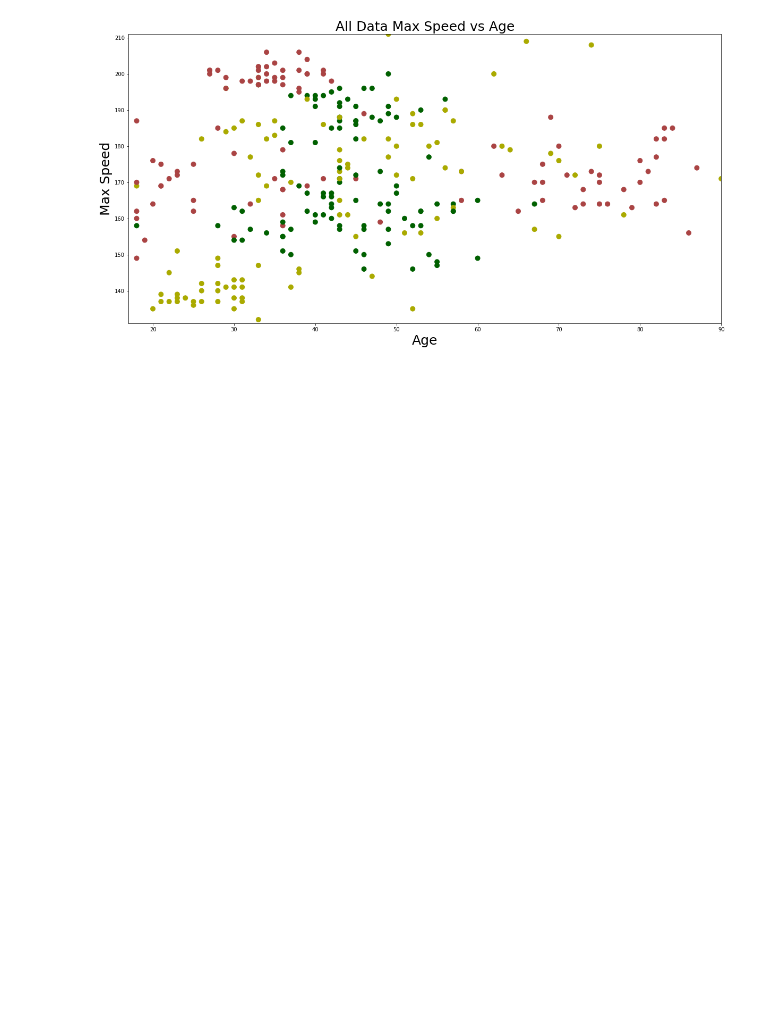
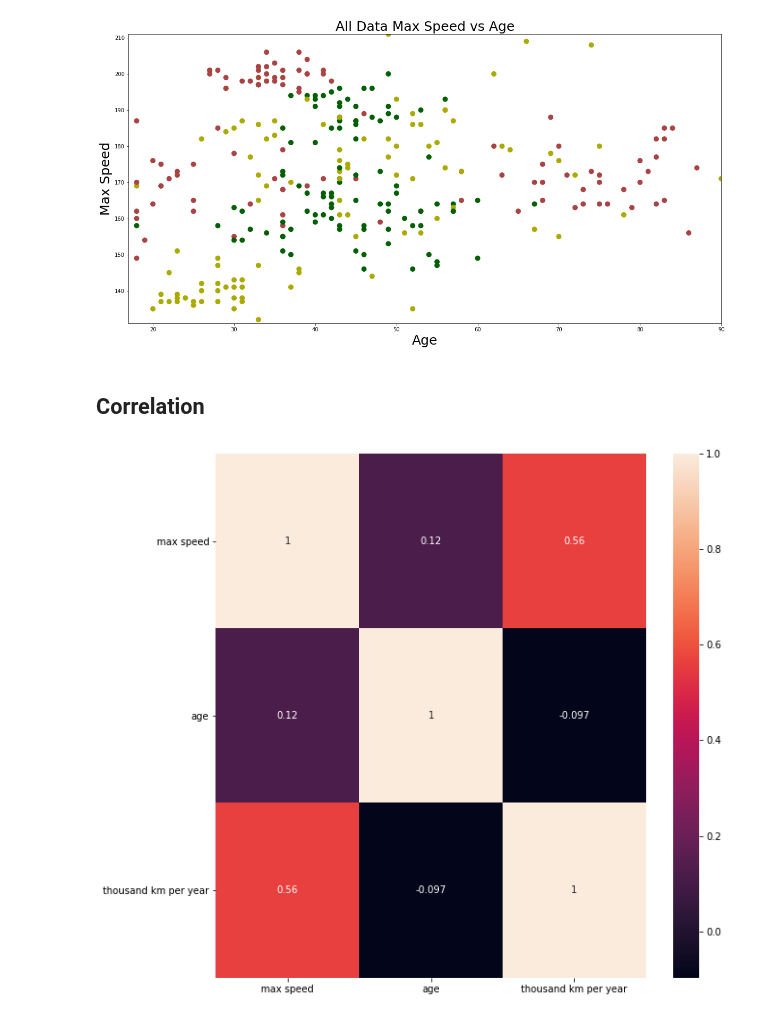
Before and after one commit to DJCordhose/ai, a Jupyter notebook: notebooks/booster/1-plot.ipynb, the cells around one changed output. Drawn from its saved outputs; the diff is of its cells as text; code cells hidden in the pictures; blank space fills up the shorter version.

```diff
--- a/notebooks/booster/1-plot.ipynb
+++ b/notebooks/booster/1-plot.ipynb
@@ -102,3 +103,17 @@ plotPrediction(None, X_2_dim[:, 1], X_2_dim[:, 0],
                 title="All Data Max Speed vs Age")
 # %% [output]
 [figure]
+# %% [markdown]
+## Correlation
+# %%
+corrmat = df.corr()
+# %%
+import seaborn as sns
+
+sns.heatmap(corrmat, annot=True)
+figure = plt.gcf()
+figure.set_size_inches(10, 10)
+plt.show()
+# plt.savefig('corr.png')
+# %% [output]
+[figure, added]
```
Also changed, not shown: parts of 14 cells of this notebook, 4 other files.
